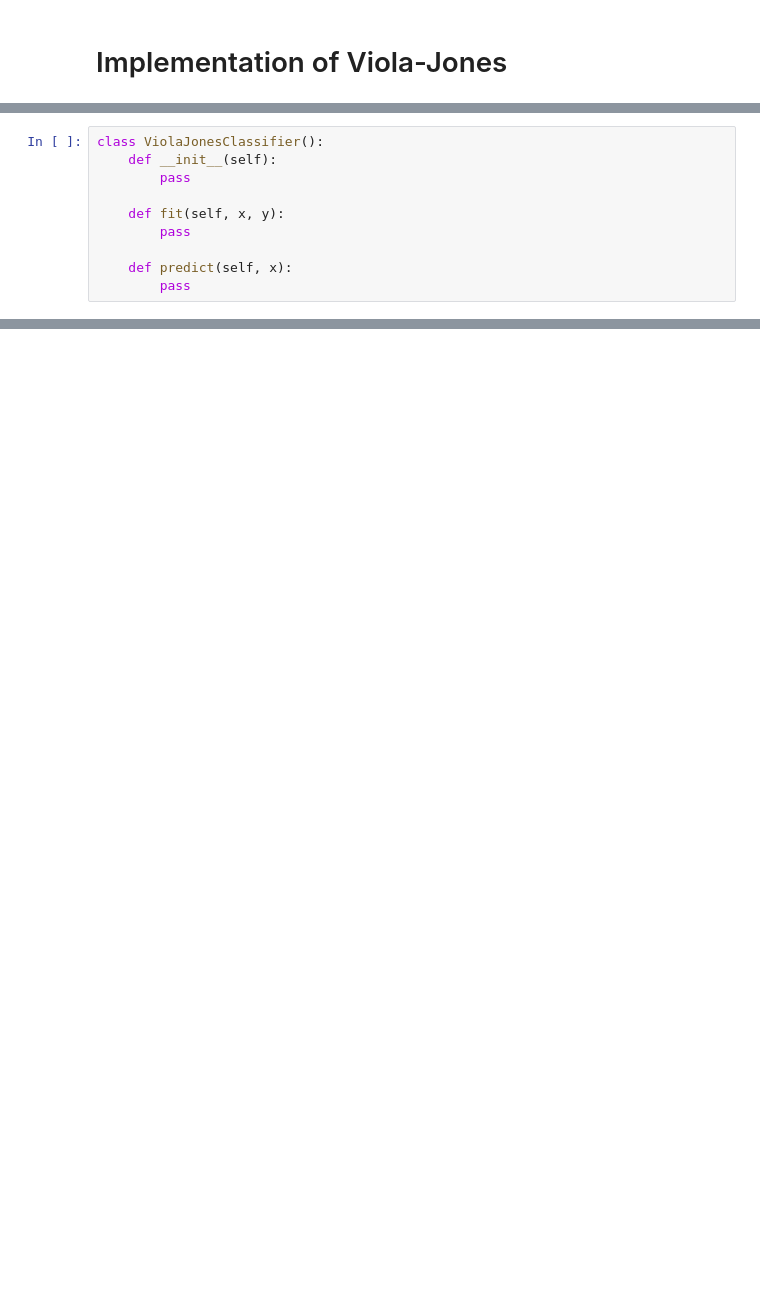
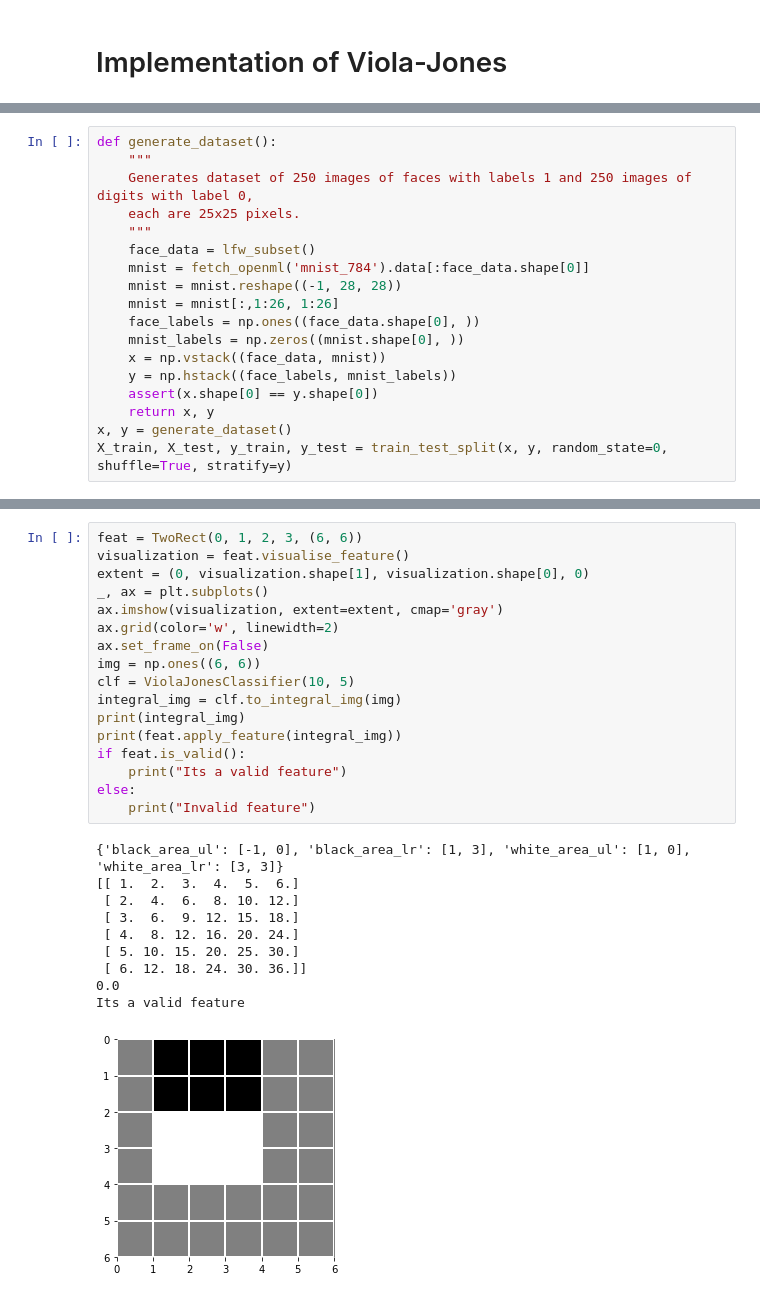
Before and after one commit to dunky11/mustererkennung, a Jupyter notebook: A7/Assignment7.ipynb, the cells around one changed output, grey strips where cells are left out. Cells and saved outputs as stored; diff of their text form; blank space fills up the shorter version.

Commit message:
Implemented Viola-Jones for a single feature

```diff
--- a/A7/Assignment7.ipynb
+++ b/A7/Assignment7.ipynb
@@ -390,10 +292,18 @@ print(to_integral_img(test))
-# %%
-class ViolaJonesClassifier():
-    def __init__(self):
-        pass
-
-    def fit(self, x, y):
-        pass
-
-    def predict(self, x):
-        pass
+# %%
+def generate_dataset():
+    """
+    Generates dataset of 250 images of faces with labels 1 and 250 images of digits with label 0,
+    each are 25x25 pixels.
+    """
+    face_data = lfw_subset()
+    mnist = fetch_openml('mnist_784').data[:face_data.shape[0]]
+    mnist = mnist.reshape((-1, 28, 28))
+    mnist = mnist[:,1:26, 1:26]
+    face_labels = np.ones((face_data.shape[0], ))
+    mnist_labels = np.zeros((mnist.shape[0], ))
+    x = np.vstack((face_data, mnist))
+    y = np.hstack((face_labels, mnist_labels))
+    assert(x.shape[0] == y.shape[0])
+    return x, y
+x, y = generate_dataset()
+X_train, X_test, y_train, y_test = train_test_split(x, y, random_state=0, shuffle=True, stratify=y)
@@ -400,3 +447,31 @@ class ViolaJonesClassifier():
+# %%
+feat = TwoRect(0, 1, 2, 3, (6, 6))
+visualization = feat.visualise_feature()
+extent = (0, visualization.shape[1], visualization.shape[0], 0)
+_, ax = plt.subplots()
+ax.imshow(visualization, extent=extent, cmap='gray')
+ax.grid(color='w', linewidth=2)
+ax.set_frame_on(False)
+img = np.ones((6, 6))
+clf = ViolaJonesClassifier(10, 5)
+integral_img = clf.to_integral_img(img)
+print(integral_img)
+print(feat.apply_feature(integral_img))
+if feat.is_valid():
+    print("Its a valid feature")
+else:
+    print("Invalid feature")
+# %% [output]
+{'black_area_ul': [-1, 0], 'black_area_lr': [1, 3], 'white_area_ul': [1, 0], 'white_area_lr': [3, 3]}
+[[ 1.  2.  3.  4.  5.  6.]
+ [ 2.  4.  6.  8. 10. 12.]
+ [ 3.  6.  9. 12. 15. 18.]
+ [ 4.  8. 12. 16. 20. 24.]
+ [ 5. 10. 15. 20. 25. 30.]
+ [ 6. 12. 18. 24. 30. 36.]]
+0.0
+Its a valid feature
+[figure, added]
 # %%
 %%time
 
```
Also changed, not shown: parts of 14 cells of this notebook.
